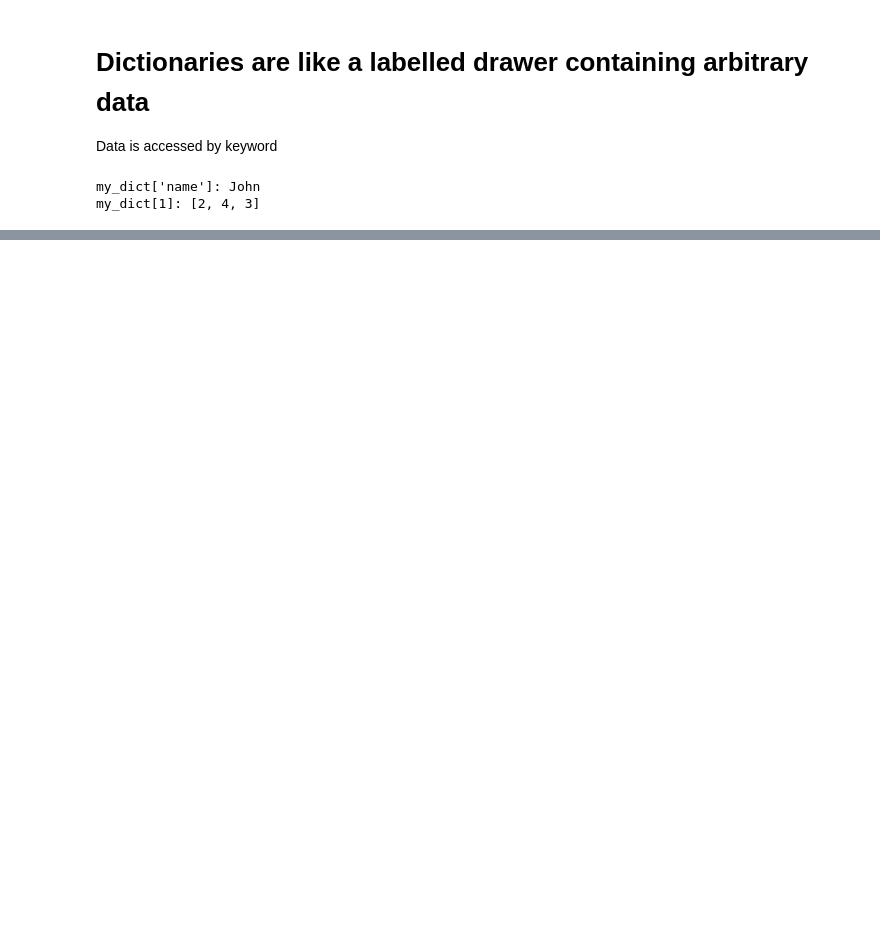
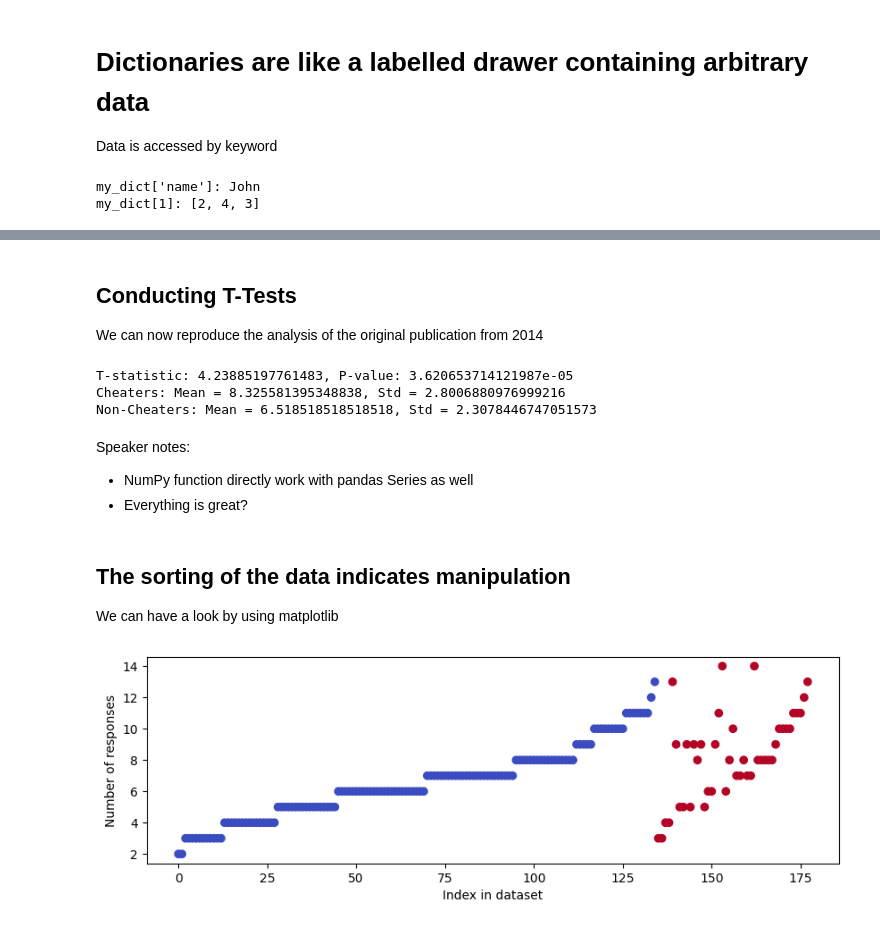
Before and after one commit to Niolon/DataAnalysisPython, a Jupyter notebook: Presentations/04_pandas.ipynb, the cells around one changed output, grey strips where cells are left out. Cells and saved outputs as stored; diff of their text form; code cells hidden in the pictures; blank space fills up the shorter version.

```diff
--- a/Presentations/04_pandas.ipynb
+++ b/Presentations/04_pandas.ipynb
@@ -233,0 +146,7 @@ data
+# %%
+# Load the dataset
+data_path = 'data/DAC_Study_4_PS.sav.csv'
+df = pd.read_csv(data_path)
+
+# Display the first few rows of the dataframe
+df.head()
@@ -233,0 +198,7 @@ data
+# %%
+# Convert 'StartDate' and 'EndDate' to datetime
+df['StartDate'] = pd.to_datetime(df['StartDate'])
+df['EndDate'] = pd.to_datetime(df['EndDate'])
+
+# Display the types to confirm conversion
+df[['StartDate', 'EndDate']].dtypes
@@ -233,0 +304,3 @@ data
+# %%
+df[['StartDate', 'EndDate']][0:5] = df[['StartDate', 'EndDate']][0:5]
+#  Here lies the problem          -   The access here is fine
@@ -233,0 +351,3 @@ data
+# %%
+# Fill missing numeric values with the median
+df.loc[:, ['age', 'edu']].fillna(df[['age', 'edu']].median(), inplace=True)
@@ -233,0 +433,36 @@ data
+# %% [markdown]
+## Conducting T-Tests
+We can now reproduce the analysis of the original publication from 2014
+# %%
+from scipy.stats import ttest_ind
+t_stat, p_value = ttest_ind(cheaters['Numberofresponses'], non_cheaters['Numberofresponses'])
+
+print(f"T-statistic: {t_stat}, P-value: {p_value}")
+
+# calculate the mean and std of number of responses for cheaters and non-cheaters
+cheaters_mean = cheaters['Numberofresponses'].mean()
+cheaters_std = cheaters['Numberofresponses'].std()
+non_cheaters_mean = non_cheaters['Numberofresponses'].mean()
+non_cheaters_std = non_cheaters['Numberofresponses'].std()
+
+print(f"Cheaters: Mean = {cheaters_mean}, Std = {cheaters_std}")
+print(f"Non-Cheaters: Mean = {non_cheaters_mean}, Std = {non_cheaters_std}")
+# %% [output]
+T-statistic: 4.23885197761483, P-value: 3.620653714121987e-05
+Cheaters: Mean = 8.325581395348838, Std = 2.8006880976999216
+Non-Cheaters: Mean = 6.518518518518518, Std = 2.3078446747051573
+# %% [markdown]
+Speaker notes:
+ - NumPy function directly work with pandas Series as well
+ - Everything is great?
+# %% [markdown]
+## The sorting of the data indicates manipulation
+We can have a look by using matplotlib
+# %%
+import matplotlib.pyplot as plt
+fig, ax = plt.subplots(figsize=(10, 3))
+ax.scatter(df.index, df['Numberofresponses'], c=df['cheated'], cmap='coolwarm')
+ax.set_xlabel('Index in dataset')
+ax.set_ylabel('Number of responses');
+# %% [output]
+[figure, added]
```
Also changed, not shown: parts of 94 cells of this notebook, 6 other files.
